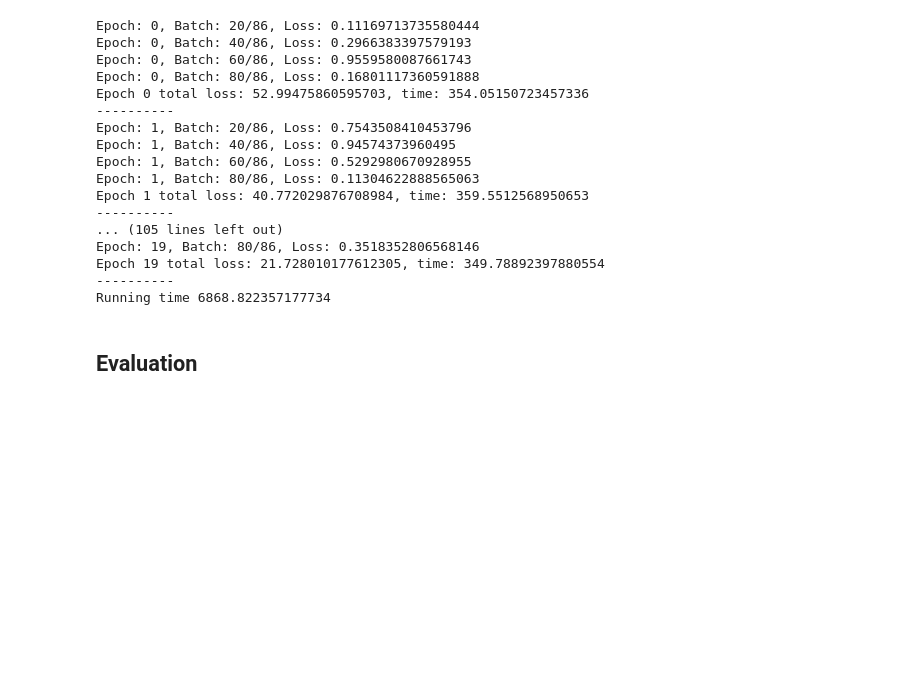
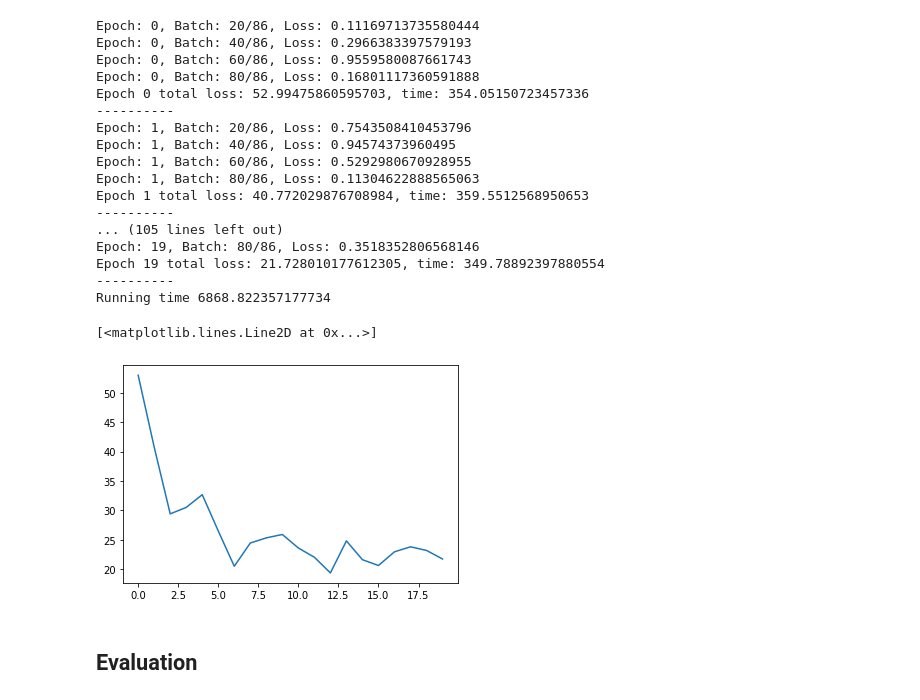
Before and after one commit to XiAom611/MaskDetection, a Jupyter notebook: src/main2.ipynb, the cells around one changed output. Drawn from its saved outputs; the diff is of its cells as text; code cells hidden in the pictures; blank space fills up the shorter version.

```diff
--- a/src/main2.ipynb
+++ b/src/main2.ipynb
@@ -213,6 +215,16 @@ Epoch: 19, Batch: 80/86, Loss: 0.3518352806568146
 Epoch 19 total loss: 21.728010177612305, time: 349.78892397880554
 ----------
 Running time 6868.822357177734
+# %%
+loss_record=[
+    52.99475860595703, 40.772029876708984, 29.405611038208008, 30.507911682128906, 32.67216110229492,
+    26.49441146850586, 20.494503021240234, 24.44652557373047, 25.322792053222656, 25.898418426513672,
+    23.598398208618164, 22.025501251220703, 19.358423233032227, 24.80889320373535, 21.606704711914062,
+    20.622028350830078, 22.94870376586914, 23.799055099487305, 23.186620712280273, 21.728010177612305]
+plt.plot(loss_record)
+# %% [output]
+[<matplotlib.lines.Line2D at 0x...>]
+[figure, added]
 # %% [markdown]
 ## Evaluation
 # %%
```
Also changed, not shown: parts of 7 cells of this notebook.
